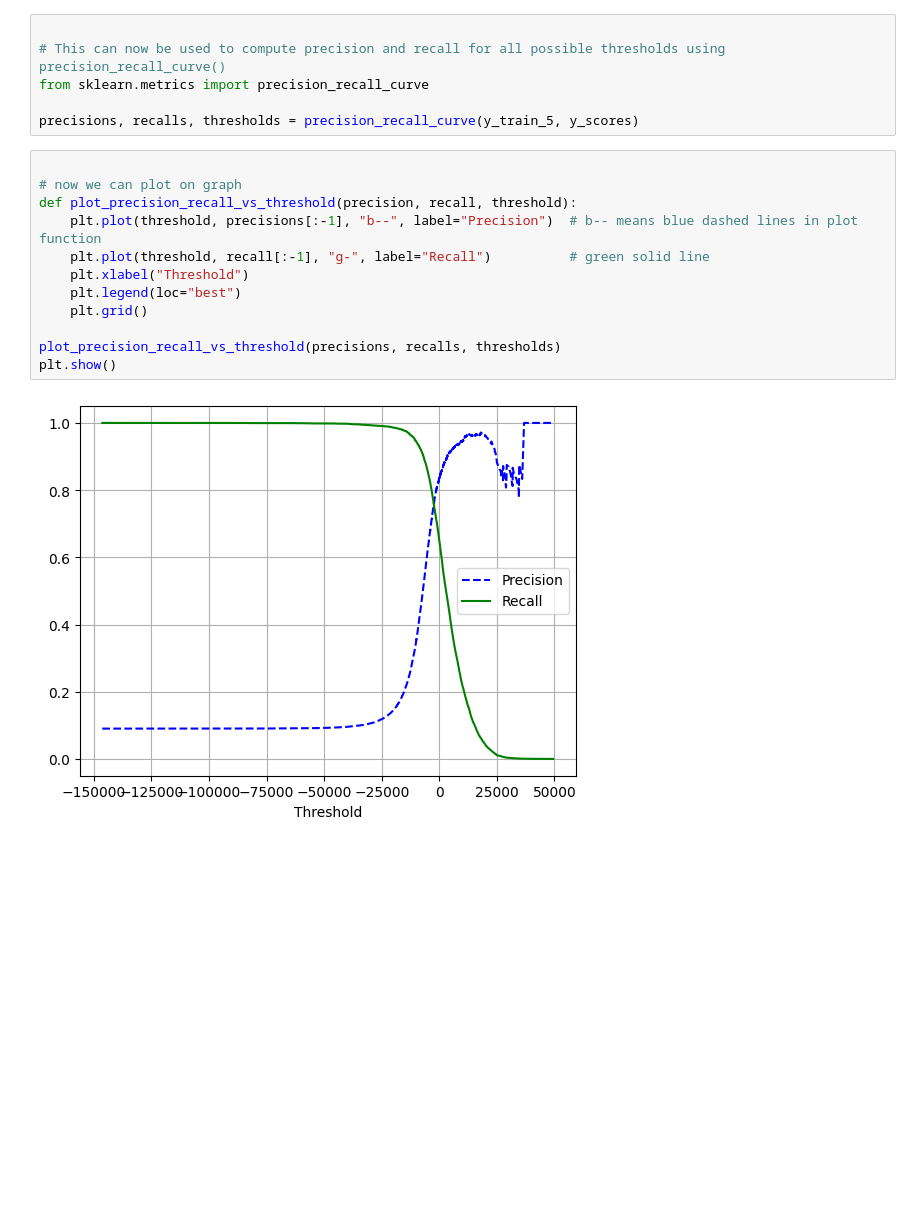
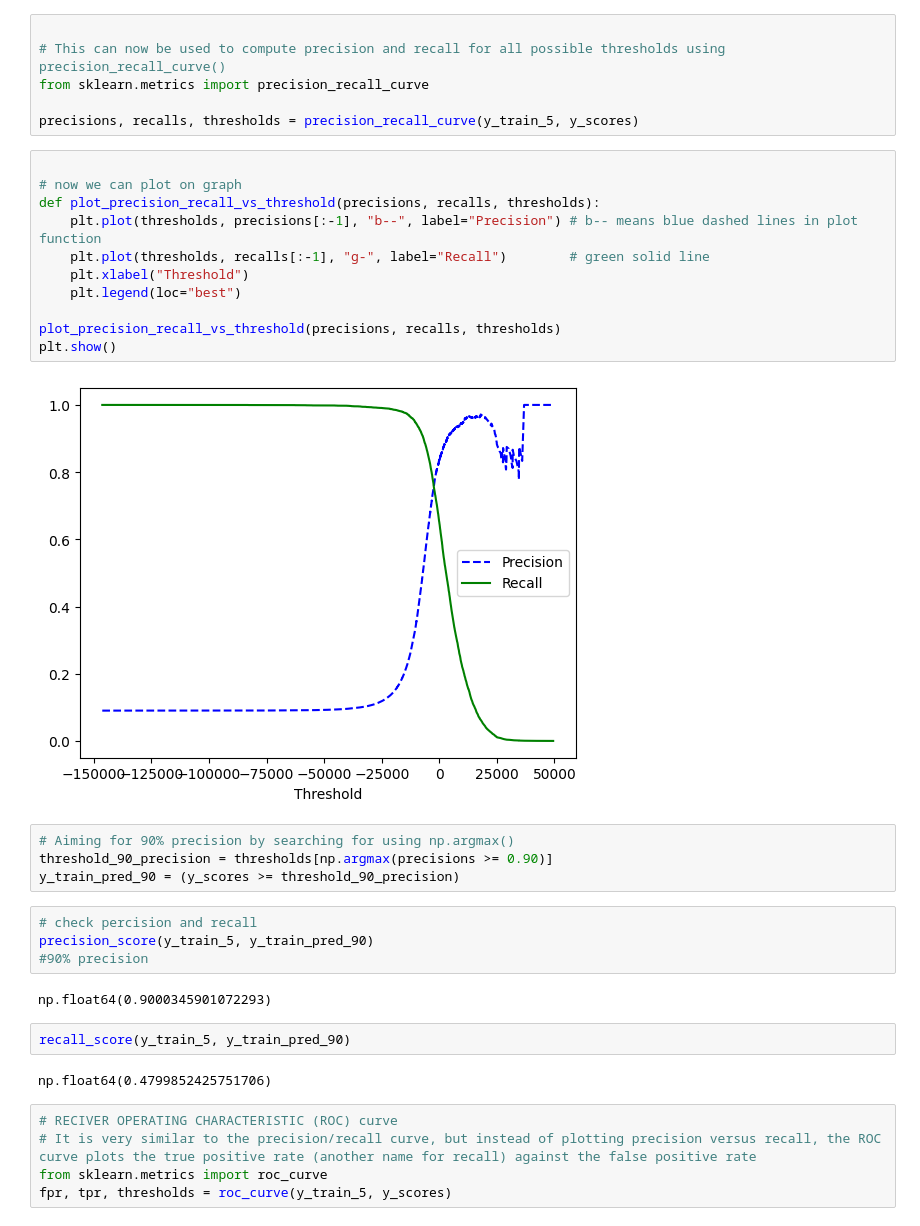
Before and after one commit to Bhazooka/ML-Data, a Jupyter notebook: HandWriting.ipynb, the cells around one changed output. Saved outputs shown, nothing was run; the diff lists cells and outputs as text; blank space fills up the shorter version.

```diff
--- a/HandWriting.ipynb
+++ b/HandWriting.ipynb
@@ -225,14 +225,32 @@ precisions, recalls, thresholds = precision_recall_curve(y_train_5, y_scores)
 # %%
 
 # now we can plot on graph
-def plot_precision_recall_vs_threshold(precision, recall, threshold):
-    plt.plot(threshold, precisions[:-1], "b--", label="Precision")  # b-- means blue dashed lines in plot function
-    plt.plot(threshold, recall[:-1], "g-", label="Recall")          # green solid line
+def plot_precision_recall_vs_threshold(precisions, recalls, thresholds):
+    plt.plot(thresholds, precisions[:-1], "b--", label="Precision") # b-- means blue dashed lines in plot function
+    plt.plot(thresholds, recalls[:-1], "g-", label="Recall")        # green solid line
     plt.xlabel("Threshold")
     plt.legend(loc="best")
-    plt.grid()
 
 plot_precision_recall_vs_threshold(precisions, recalls, thresholds)
 plt.show()
 # %% [output]
-[figure, old version]
+[figure, new version]
+# %%
+# Aiming for 90% precision by searching for using np.argmax()
+threshold_90_precision = thresholds[np.argmax(precisions >= 0.90)]
+y_train_pred_90 = (y_scores >= threshold_90_precision)
+# %%
+# check percision and recall
+precision_score(y_train_5, y_train_pred_90)
+#90% precision
+# %% [output]
+np.float64(0.9000345901072293)
+# %%
+recall_score(y_train_5, y_train_pred_90)
+# %% [output]
+np.float64(0.4799852425751706)
+# %%
+# RECIVER OPERATING CHARACTERISTIC (ROC) curve
+# It is very similar to the precision/recall curve, but instead of plotting precision versus recall, the ROC curve plots the true positive rate (another name for recall) against the false positive rate
+from sklearn.metrics import roc_curve
+fpr, tpr, thresholds = roc_curve(y_train_5, y_scores)
```
Also changed, not shown: parts of 5 cells of this notebook.
